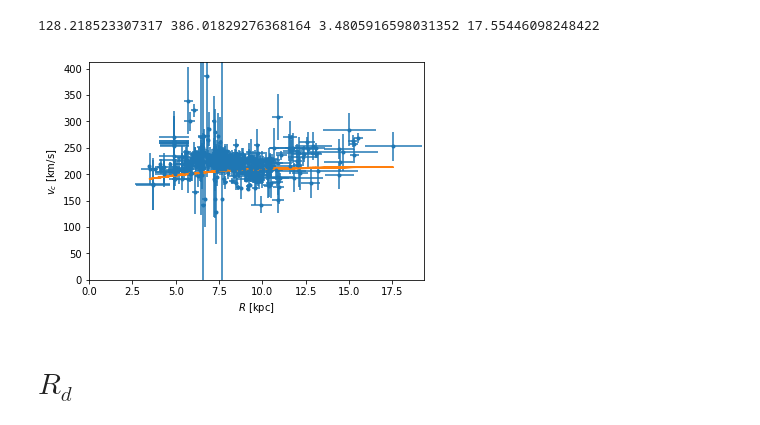
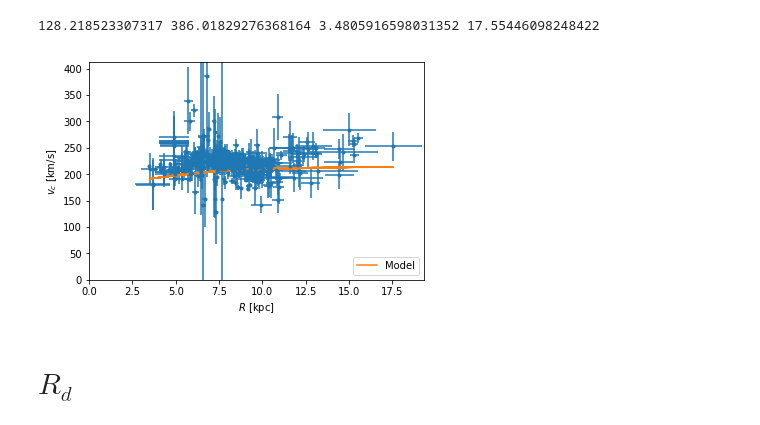
Before and after one commit to atalianb/ParaTesis, a Jupyter notebook: ChiSquare_Model_I_v2_1p.ipynb, the cells around one changed output. Saved outputs shown, nothing was run; the diff lists cells and outputs as text; code cells hidden in the pictures.

```diff
--- a/ChiSquare_Model_I_v2_1p.ipynb
+++ b/ChiSquare_Model_I_v2_1p.ipynb
@@ -175,13 +175,15 @@ print min(vecvRp),max(vecvRp),min(vecRp),max(vecRp)
 # %%
 fig, ax1 = plt.subplots()
 ax1.errorbar(vecRp, vecvRp, xerr=vecerrRp, yerr=vecerrvRp, fmt='.')
 ax1.axis([0., max(vecRp)+0.1*(max(vecRp)-0.), min(0.,min(vecvRp)-0.1*(max(vecvRp)-min(vecvRp))) , max(vecvRp)+0.1*(max(vecvRp)-min(vecvRp))])
 ax1.set_xlabel('$R$ [kpc]')
 ax1.set_ylabel('$v_c$ [km/s]')
-plt.plot(vecRp,Vc_Model_I(vecRp,R_d_I))
+plt.plot(vecRp,Vc_Model_I(vecRp,R_d_I),label='Model')
+plt.legend(loc='lower right', prop={'size':10})
+plt.savefig('Data_Model.pdf')
 plt.show()
 # %% [output]
-[figure, old version]
+[figure, new version]
 # %% [markdown]
 # $R_{d}$
 # %%
```
